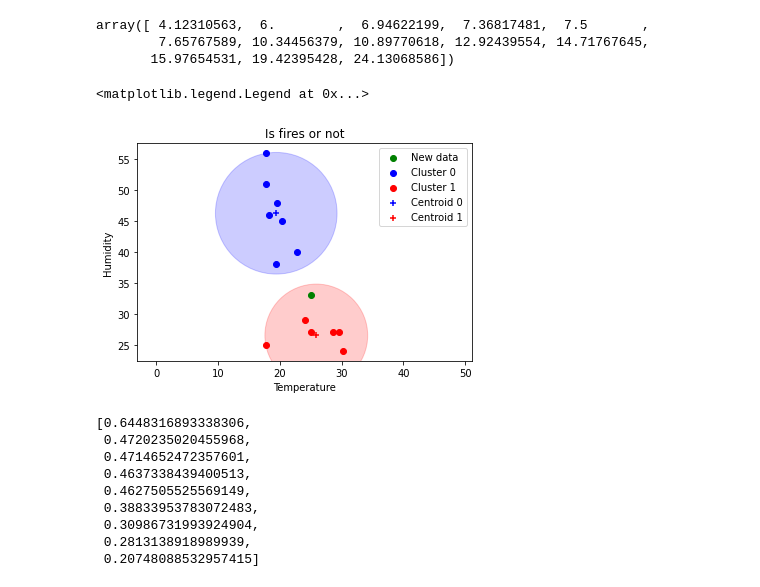
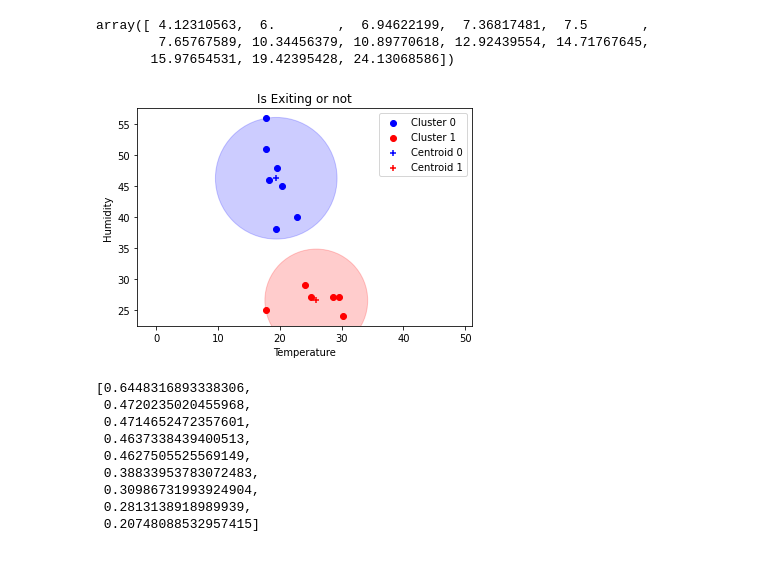
Before and after one commit to Kla10011/FRA503-MACHINE-LEARNING, a Jupyter notebook: Week 10 Materials/K_Means_(Forest_fire_dataset).ipynb, the cells around one changed output. Saved outputs shown, nothing was run; the diff lists cells and outputs as text; code cells hidden in the pictures.

```diff
--- a/Week 10 Materials/K_Means_(Forest_fire_dataset).ipynb
+++ b/Week 10 Materials/K_Means_(Forest_fire_dataset).ipynb
@@ -92,36 +111,36 @@ array([ 4.12310563,  6.        ,  6.94622199,  7.36817481,  7.5       ,
 # %%
 #Plot results
 Cluster0 = df[model.labels_ == 0]
 Cluster1 = df[model.labels_ == 1]
+# print(Cluster0)
+# print(Cluster1)
+cx1 = model.cluster_centers_[0] # เรียกตัว centers
+cx2 = model.cluster_centers_[1]
 
-cx1,cy1 = model.cluster_centers_[0] # เรียกตัว centers
-cx2,cy2 = model.cluster_centers_[1]
+for i in range(1):
+    distance1 = get_distance(Cluster0[str(Cluster0.columns[i])],Cluster0[str(Cluster0.columns[i+1])],cx1[i],cx1[i+1])
+    distance2 = get_distance(Cluster1[str(Cluster1.columns[i])],Cluster1[str(Cluster1.columns[i+1])],cx2[i],cx2[i+1])
 
-distance1 = get_distance(Cluster0['Temperature'],Cluster0['Humidity'],cx1,cy1)
-distance2 = get_distance(Cluster1['Temperature'],Cluster1['Humidity'],cx2,cy2)
+    radious1 = max(distance1)
+    radious2 = max(distance2)
 
-radious1 = max(distance1)
-radious2 = max(distance2)
+    plt.title("Is Exiting or not")
+    plt.xlabel(str(Cluster0.columns[i]))
+    plt.ylabel(str(Cluster0.columns[i+1]))
+    plt.axis('equal')
 
-plt.title("Is fires or not")
-plt.xlabel('Temperature')
-plt.ylabel('Humidity')
-plt.axis('equal')
+    circle1 = plt.Circle((cx1[i],cx1[i+1]),radious1,alpha=0.2,color='b')
+    plt.gcf().gca().add_artist(circle1)
+    circle2 = plt.Circle((cx2[i],cx2[i+1]),radious2,alpha=0.2,color='r')
+    plt.gcf().gca().add_artist(circle2)
 
-circle1 = plt.Circle((cx1,cy1),radious1,alpha=0.2,color='b')
-plt.gcf().gca().add_artist(circle1)
-circle2 = plt.Circle((cx2,cy2),radious2,alpha=0.2,color='r')
-plt.gcf().gca().add_artist(circle2)
-
-plt.scatter(new_temperature,new_humidity,c='g',label = 'New data')
-plt.scatter(Cluster0['Temperature'],Cluster0['Humidity'],c='b',label = 'Cluster 0')
-plt.scatter(Cluster1['Temperature'],Cluster1['Humidity'],c='r',label = 'Cluster 1')
-plt.scatter(cx1,cy1,c='b',marker='+',label='Centroid 0')
-plt.scatter(cx2,cy2,c='r',marker='+',label='Centroid 1')
-plt.legend()
+    plt.scatter(Cluster0[str(Cluster0.columns[i])],Cluster0[str(Cluster0.columns[i+1])],c='b',label = 'Cluster 0')
+    plt.scatter(Cluster1[str(Cluster1.columns[i])],Cluster1[str(Cluster1.columns[i+1])],c='r',label = 'Cluster 1')
+    plt.scatter(cx1[i],cx1[i+1],c='b',marker='+',label='Centroid 0')
+    plt.scatter(cx2[i],cx2[i+1],c='r',marker='+',label='Centroid 1')
+    plt.legend()
 # %% [output]
-<matplotlib.legend.Legend at 0x...>
-[figure, old version]
+[figure, new version]
 # %%
 Num_K = [i+2 for i in range(9)]
 silhouette_coef = []
```
Also changed, not shown: parts of 2 cells of this notebook, 5 other files.
